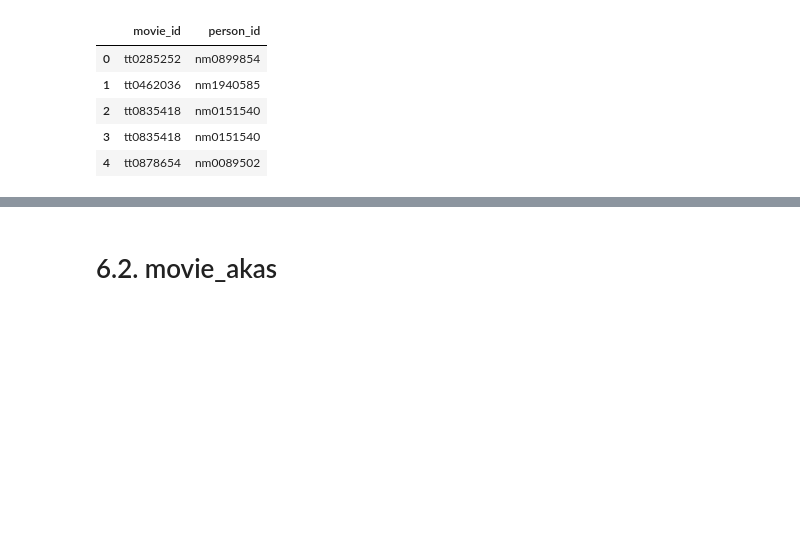
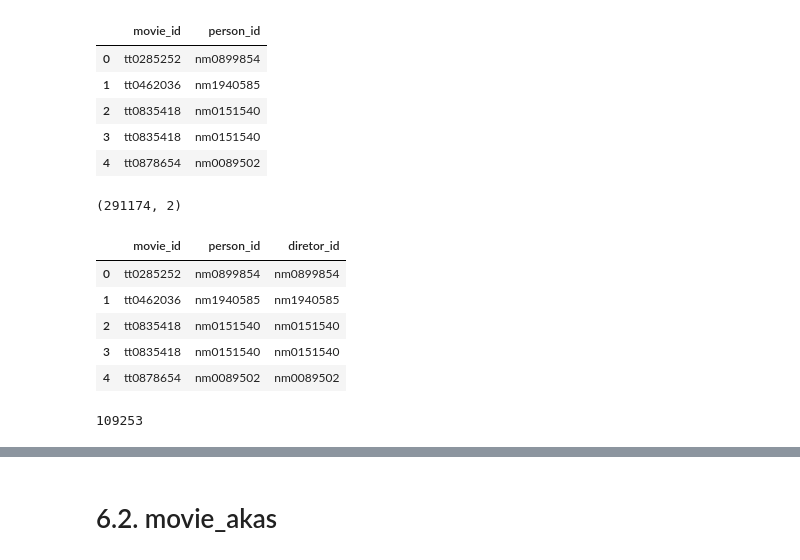
Before and after one commit to stepgrig/Microsoft-Movie-Data-Analysis, a Jupyter notebook: Team_work.ipynb, the cells around one changed output, grey strips where cells are left out. Cells and saved outputs as stored; diff of their text form; code cells hidden in the pictures; blank space fills up the shorter version.

```diff
--- a/Team_work.ipynb
+++ b/Team_work.ipynb
@@ -143,5 +138,21 @@ directors_df.head()
 | 2 | tt0835418 | nm0151540 |
 | 3 | tt0835418 | nm0151540 |
 | 4 | tt0878654 | nm0089502 |
+# %%
+directors_df.shape
+# %% [output]
+(291174, 2)
 # %%
-directors_df.director_id = directors_df.loc[directors_df.person_id
+directors_df['diretor_id'] = directors_df['person_id'].copy()
+directors_df.head()
+# %% [output]
+|  | movie_id | person_id | diretor_id |
+| 0 | tt0285252 | nm0899854 | nm0899854 |
+| 1 | tt0462036 | nm1940585 | nm1940585 |
+| 2 | tt0835418 | nm0151540 | nm0151540 |
+| 3 | tt0835418 | nm0151540 | nm0151540 |
+| 4 | tt0878654 | nm0089502 | nm0089502 |
+# %%
+directors_df.diretor_id.nunique()
+# %% [output]
+109253
```
Also changed, not shown: parts of 18 cells of this notebook.
